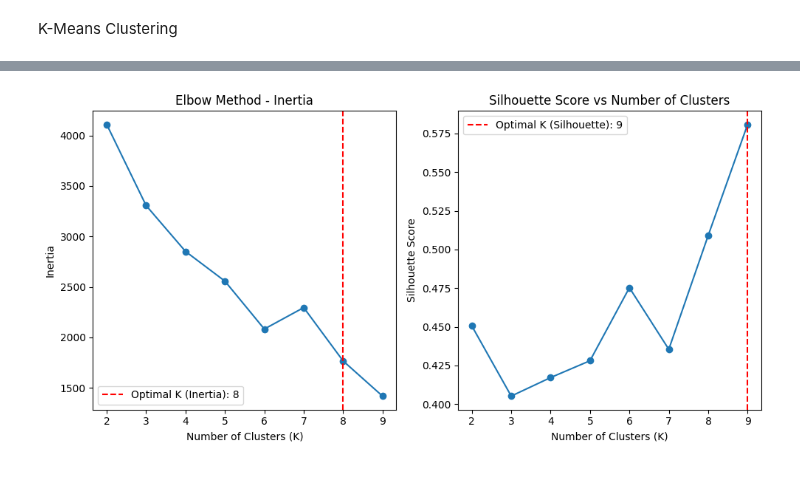
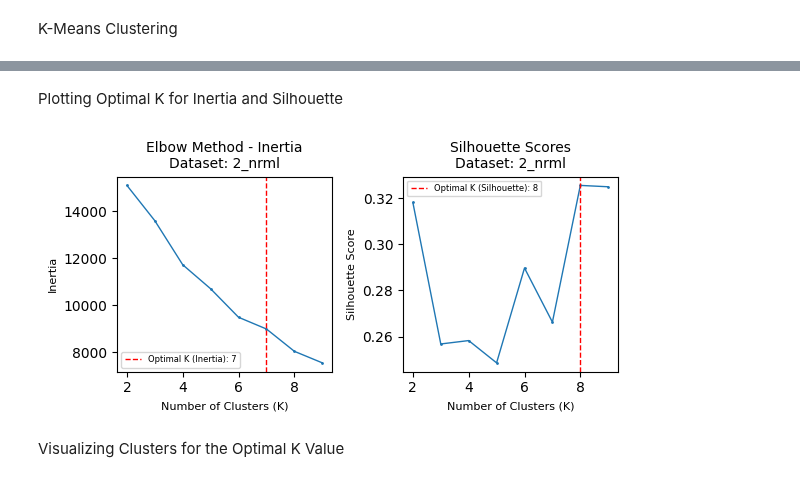
Before and after one commit to machine-learning-hwu-project/Dubai_UG_11, a Jupyter notebook: clustering/kmeans/km_c.ipynb, the cells around one changed output, grey strips where cells are left out. Drawn from its saved outputs; the diff is of its cells as text; code cells hidden in the pictures.

Commit message:
k-means clustering completed

```diff
--- a/clustering/kmeans/km_c.ipynb
+++ b/clustering/kmeans/km_c.ipynb
@@ -44,0 +240,4 @@ K-Means Clustering
+# %%
+file_paths = {
+    '2_nrml': 'drive/My Drive/Datasets/dataset2/2_nrml.csv',
+}
@@ -86,0 +328,16 @@ plt.show()
+# %%
+num_datasets = len(data_frames)
+fig, axes = plt.subplots(1, num_datasets, figsize=(5 * num_datasets, 5))  # Create side-by-side subplots
+
+# Iterate over datasets and plot
+for idx, (key, value) in enumerate(data_frames.items()):
+    ax = axes[idx] if num_datasets > 1 else axes  # Handle single plot case
+    ax.plot(K_range, sil_scores[key], marker='o')
+    ax.set_xlabel('Number of Clusters (K)')
+    ax.set_ylabel('Silhouette Score')
+    ax.set_title(f'Silhouette Scores for dataset: {key}')
+    ax.grid(True)
+
+# Adjust layout to prevent overlap
+plt.tight_layout()
+plt.show()
@@ -102,26 +375,32 @@ Optimal number of clusters according to the Silhouette Score: 9
+# %% [markdown]
+Plotting Optimal K for Inertia and Silhouette
 # %%
-# Plotting the inertia values (Elbow method) and silhouette scores
-plt.figure(figsize=(10, 5))
+for key, value in data_frames.items():
+    # Plotting the inertia values (Elbow method) and silhouette scores
+    plt.figure(figsize=(6, 3))  # Smaller figure size
 
-# Elbow Method Plot (Inertia)
-plt.subplot(1, 2, 1)
-plt.plot(K_range, inertia_values, marker='o')
-plt.axvline(optimal_K_inertia, color='r', linestyle='--', label=f'Optimal K (Inertia): {optimal_K_inertia}')
-plt.xlabel('Number of Clusters (K)')
-plt.ylabel('Inertia')
-plt.title('Elbow Method - Inertia')
-plt.legend()
+    # Elbow Method Plot (Inertia)
+    plt.subplot(1, 2, 1)
+    plt.plot(K_range, inertia_values[key], marker='o', markersize=1, linewidth=1)  # Reduce marker size and line width
+    plt.axvline(optimal_K_inertia[key], color='r', linestyle='--', linewidth=1, label=f'Optimal K (Inertia): {optimal_K_inertia[key]}')
+    plt.xlabel('Number of Clusters (K)', fontsize=8)  # Smaller font size
+    plt.ylabel('Inertia', fontsize=8)
+    plt.title(f'Elbow Method - Inertia\nDataset: {key}', fontsize=10)
+    plt.legend(fontsize=6)  # Smaller legend size
 
-# Silhouette Score Plot
-plt.subplot(1, 2, 2)
-plt.plot(K_range, sil_scores, marker='o')
-plt.axvline(optimal_K_silhouette, color='r', linestyle='--', label=f'Optimal K (Silhouette): {optimal_K_silhouette}')
-plt.xlabel('Number of Clusters (K)')
-plt.ylabel('Silhouette Score')
-plt.title('Silhouette Score vs Number of Clusters')
-plt.legend()
+    # Silhouette Score Plot
+    plt.subplot(1, 2, 2)
+    plt.plot(K_range, sil_scores[key], marker='o', markersize=1, linewidth=1)  # Reduce marker size and line width
+    plt.axvline(optimal_K_silhouette[key], color='r', linestyle='--', linewidth=1, label=f'Optimal K (Silhouette): {optimal_K_silhouette[key]}')
+    plt.xlabel('Number of Clusters (K)', fontsize=8)
+    plt.ylabel('Silhouette Score', fontsize=8)
+    plt.title(f'Silhouette Scores\nDataset: {key}', fontsize=10)
+    plt.legend(fontsize=6)
 
-plt.tight_layout()
-plt.show()
+    # Adjust layout and show plot
+    plt.tight_layout()
+    plt.show()
 # %% [output]
-[figure, old version]
+[figure, new version]
+# %% [markdown]
+Visualizing Clusters for the Optimal K Value
```
Also changed, not shown: parts of 30 cells of this notebook.
